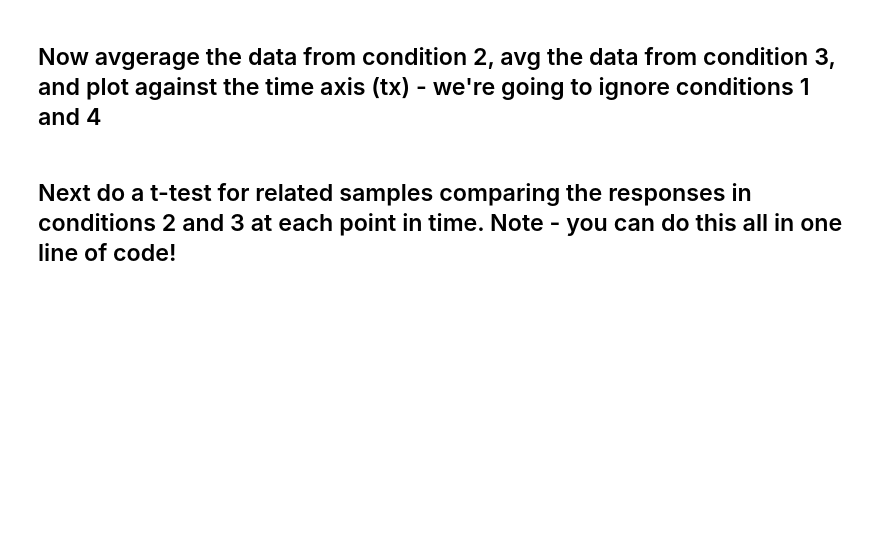
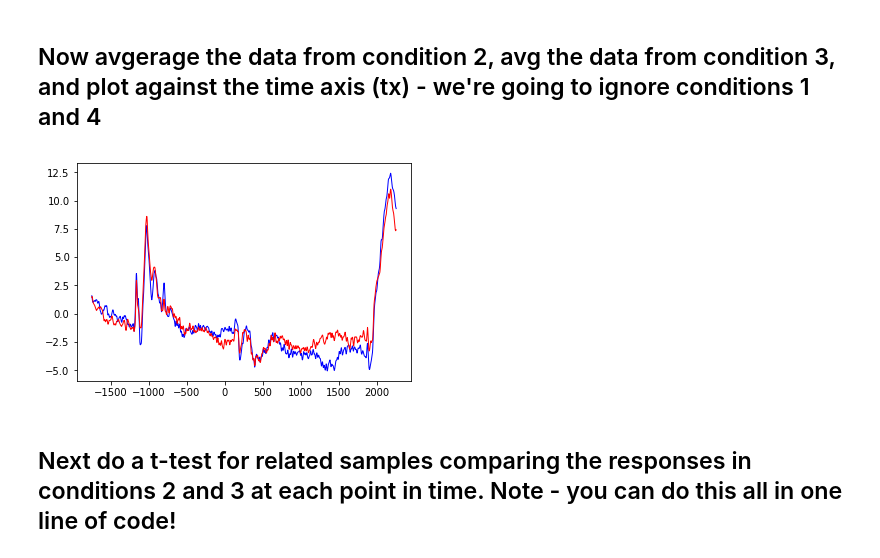
Before and after one commit to vipdang/PSYC-NEU-231, a Jupyter notebook: Tutorial031_Exercises_InClass.ipynb, the cells around one changed output. Saved outputs shown, nothing was run; the diff lists cells and outputs as text; code cells hidden in the pictures; blank space fills up the shorter version.

```diff
--- a/Tutorial031_Exercises_InClass.ipynb
+++ b/Tutorial031_Exercises_InClass.ipynb
@@ -164,5 +208,13 @@ num_samp_cond = int(N/4)
 cond = np.hstack((np.ones(num_samp_cond), np.ones(num_samp_cond)*2, np.ones(num_samp_cond)*3, np.ones(num_samp_cond)*4))
 # %% [markdown]
 ## Now avgerage the data from condition 2, avg the data from condition 3, and plot against the time axis (tx) - we're going to ignore conditions 1 and 4
+# %%
+avg_cond2 = np.mean(data[cond==2,:], 0)
+avg_cond3 = np.mean(data[cond==3,:], 0)
+plt.plot(tx, avg_cond2, color='b',linewidth=1)
+plt.plot(tx, avg_cond3, color='r', linewidth=1)
+plt.show()
+# %% [output]
+[figure, added]
 # %% [markdown]
 ## Next do a t-test for related samples comparing the responses in conditions 2 and 3 at each point in time. Note - you can do this all in one line of code!
```
Also changed, not shown: parts of 7 cells of this notebook, 1 other file.
